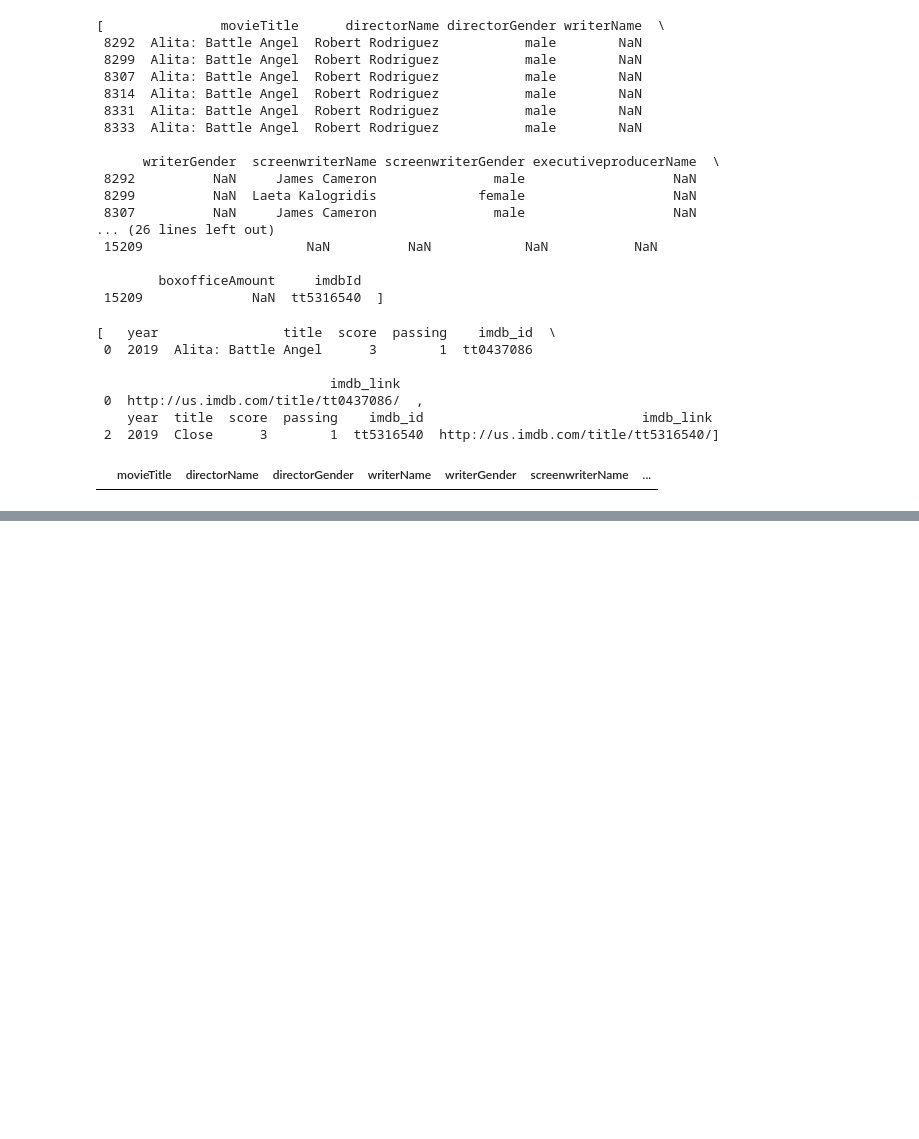
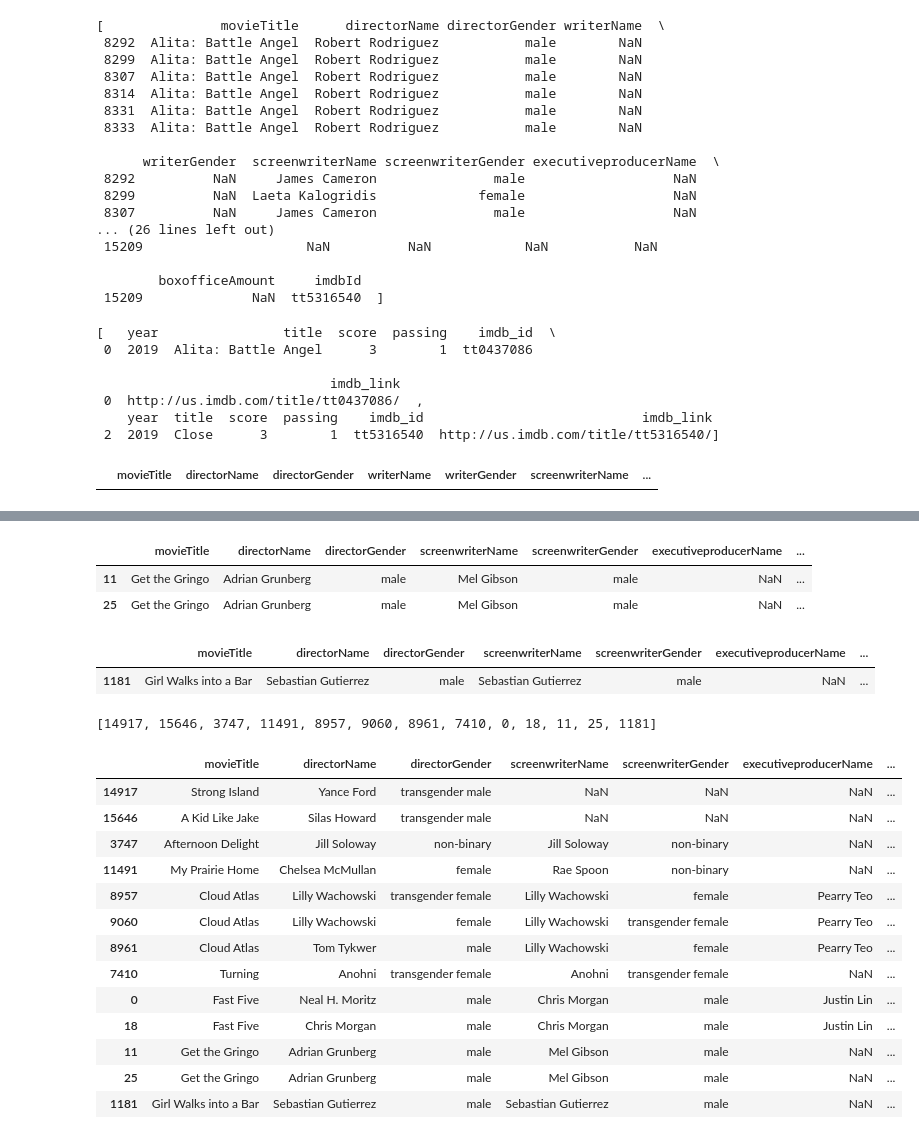
Before and after one commit to MagicMilly/women-in-film-analysis-dashboard, a Jupyter notebook: more_data_munging.ipynb, the cells around one changed output, grey strips where cells are left out. Saved outputs shown, nothing was run; the diff lists cells and outputs as text; code cells hidden in the pictures; blank space fills up the shorter version.

```diff
--- a/more_data_munging.ipynb
+++ b/more_data_munging.ipynb
@@ -189,0 +265,3 @@ movies_2011_and_beyond.loc[movies_2011_and_beyond.movieTitle == 'American Woman'
+# %%
+test_indices.append(3747)
+test_indices.append(11491)
@@ -189,0 +270,6 @@ movies_2011_and_beyond.loc[movies_2011_and_beyond.movieTitle == 'American Woman'
+# %%
+# the list above contains movies with transgender females, females, and males, so can use these for test df
+test_indices.append(8957)
+test_indices.append(9060)
+test_indices.append(8961)
+test_indices.append(7410)
@@ -189,0 +317,6 @@ movies_2011_and_beyond.loc[movies_2011_and_beyond.movieTitle == 'American Woman'
+# %%
+movies_2011_and_beyond.loc[movies_2011_and_beyond.movieTitle == 'Get the Gringo']
+# %% [output]
+|  | movieTitle | directorName | directorGender | screenwriterName | screenwriterGender | executiveproducerName | ... |
+| 11 | Get the Gringo | Adrian Grunberg | male | Mel Gibson | male | NaN | ... |
+| 25 | Get the Gringo | Adrian Grunberg | male | Mel Gibson | male | NaN | ... |
@@ -189,0 +326,5 @@ movies_2011_and_beyond.loc[movies_2011_and_beyond.movieTitle == 'American Woman'
+# %%
+movies_2011_and_beyond.loc[movies_2011_and_beyond.movieTitle == 'Girl Walks into a Bar']
+# %% [output]
+|  | movieTitle | directorName | directorGender | screenwriterName | screenwriterGender | executiveproducerName | ... |
+| 1181 | Girl Walks into a Bar | Sebastian Gutierrez | male | Sebastian Gutierrez | male | NaN | ... |
@@ -189,0 +334,7 @@ movies_2011_and_beyond.loc[movies_2011_and_beyond.movieTitle == 'American Woman'
+# %%
+# add some movies with all cisgender males to test df
+test_indices.append(0) # Fast Five
+test_indices.append(18) # Fast Five
+test_indices.append(11) # Get the Gringo
+test_indices.append(25) # Get the Gringo
+test_indices.append(1181) # Girl Walks into a Bar
@@ -189,0 +344,23 @@ movies_2011_and_beyond.loc[movies_2011_and_beyond.movieTitle == 'American Woman'
+# %%
+test_indices
+# %% [output]
+[14917, 15646, 3747, 11491, 8957, 9060, 8961, 7410, 0, 18, 11, 25, 1181]
+# %%
+test_df = movies_2011_and_beyond.iloc[test_indices]
+# %%
+test_df
+# %% [output]
+|  | movieTitle | directorName | directorGender | screenwriterName | screenwriterGender | executiveproducerName | ... |
+| 14917 | Strong Island | Yance Ford | transgender male | NaN | NaN | NaN | ... |
+| 15646 | A Kid Like Jake | Silas Howard | transgender male | NaN | NaN | NaN | ... |
+| 3747 | Afternoon Delight | Jill Soloway | non-binary | Jill Soloway | non-binary | NaN | ... |
+| 11491 | My Prairie Home | Chelsea McMullan | female | Rae Spoon | non-binary | NaN | ... |
+| 8957 | Cloud Atlas | Lilly Wachowski | transgender female | Lilly Wachowski | female | Pearry Teo | ... |
+| 9060 | Cloud Atlas | Lilly Wachowski | female | Lilly Wachowski | transgender female | Pearry Teo | ... |
+| 8961 | Cloud Atlas | Tom Tykwer | male | Lilly Wachowski | female | Pearry Teo | ... |
+| 7410 | Turning | Anohni | transgender female | Anohni | transgender female | NaN | ... |
+| 0 | Fast Five | Neal H. Moritz | male | Chris Morgan | male | Justin Lin | ... |
+| 18 | Fast Five | Chris Morgan | male | Chris Morgan | male | Justin Lin | ... |
+| 11 | Get the Gringo | Adrian Grunberg | male | Mel Gibson | male | NaN | ... |
+| 25 | Get the Gringo | Adrian Grunberg | male | Mel Gibson | male | NaN | ... |
+| 1181 | Girl Walks into a Bar | Sebastian Gutierrez | male | Sebastian Gutierrez | male | NaN | ... |
```
Also changed, not shown: parts of 42 cells of this notebook.
